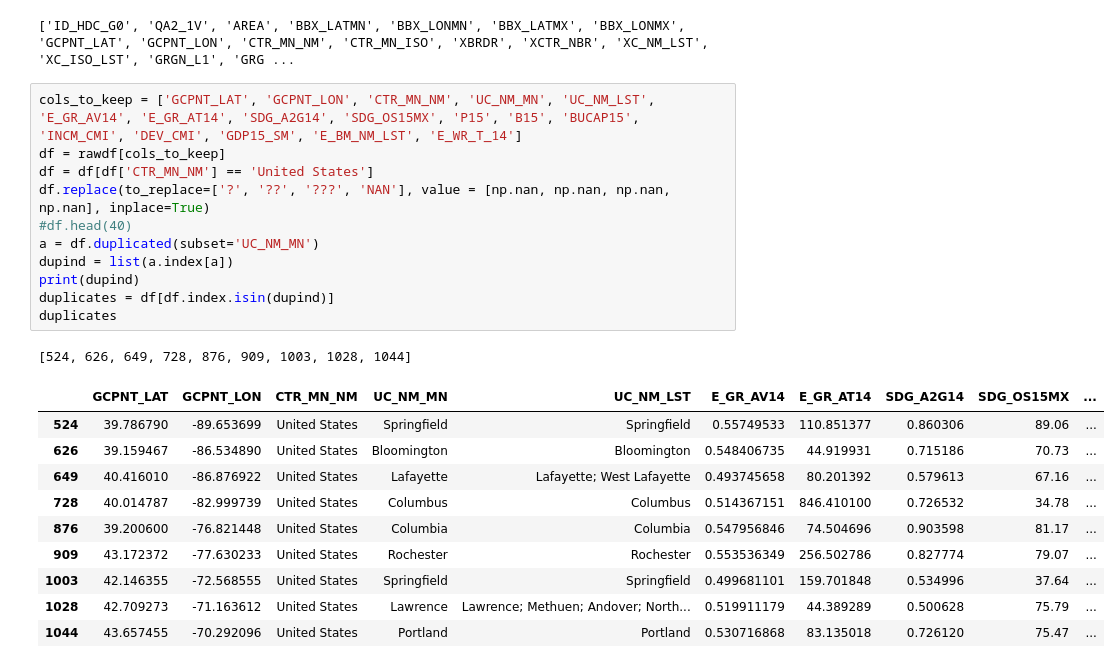
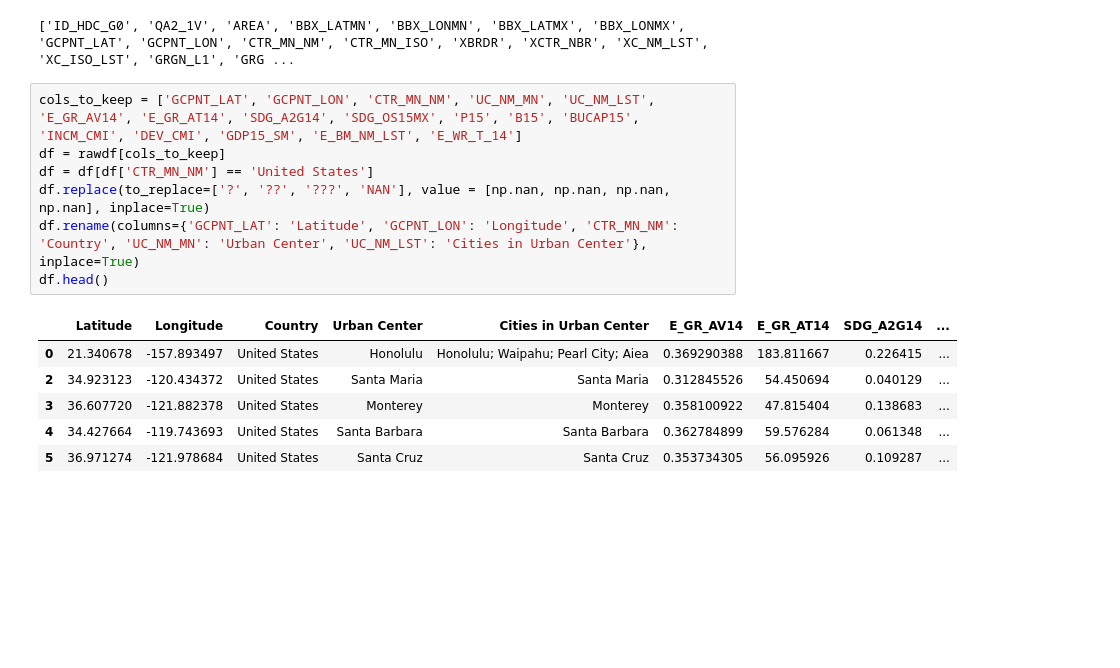
Before and after one commit to shuting2023/Natures_Rx, a Jupyter notebook: Greenspace_Data_Cleaning.ipynb, the cells around one changed output. Drawn from its saved outputs; the diff is of its cells as text; blank space fills up the shorter version.

```diff
--- a/Greenspace_Data_Cleaning.ipynb
+++ b/Greenspace_Data_Cleaning.ipynb
@@ -14,23 +14,14 @@ print(list(rawdf.columns))
 # %%
 cols_to_keep = ['GCPNT_LAT', 'GCPNT_LON', 'CTR_MN_NM', 'UC_NM_MN', 'UC_NM_LST', 'E_GR_AV14', 'E_GR_AT14', 'SDG_A2G14', 'SDG_OS15MX', 'P15', 'B15', 'BUCAP15', 'INCM_CMI', 'DEV_CMI', 'GDP15_SM', 'E_BM_NM_LST', 'E_WR_T_14']
 df = rawdf[cols_to_keep]
 df = df[df['CTR_MN_NM'] == 'United States']
 df.replace(to_replace=['?', '??', '???', 'NAN'], value = [np.nan, np.nan, np.nan, np.nan], inplace=True)
-#df.head(40)
-a = df.duplicated(subset='UC_NM_MN')
-dupind = list(a.index[a])
-print(dupind)
-duplicates = df[df.index.isin(dupind)]
-duplicates
+df.rename(columns={'GCPNT_LAT': 'Latitude', 'GCPNT_LON': 'Longitude', 'CTR_MN_NM': 'Country', 'UC_NM_MN': 'Urban Center', 'UC_NM_LST': 'Cities in Urban Center'}, inplace=True)
+df.head()
 # %% [output]
-[524, 626, 649, 728, 876, 909, 1003, 1028, 1044]
-|  | GCPNT_LAT | GCPNT_LON | CTR_MN_NM | UC_NM_MN | UC_NM_LST | E_GR_AV14 | E_GR_AT14 | SDG_A2G14 | SDG_OS15MX | ... |
-| 524 | 39.786790 | -89.653699 | United States | Springfield | Springfield | 0.55749533 | 110.851377 | 0.860306 | 89.06 | ... |
-| 626 | 39.159467 | -86.534890 | United States | Bloomington | Bloomington | 0.548406735 | 44.919931 | 0.715186 | 70.73 | ... |
-| 649 | 40.416010 | -86.876922 | United States | Lafayette | Lafayette; West Lafayette | 0.493745658 | 80.201392 | 0.579613 | 67.16 | ... |
-| 728 | 40.014787 | -82.999739 | United States | Columbus | Columbus | 0.514367151 | 846.410100 | 0.726532 | 34.78 | ... |
-| 876 | 39.200600 | -76.821448 | United States | Columbia | Columbia | 0.547956846 | 74.504696 | 0.903598 | 81.17 | ... |
-| 909 | 43.172372 | -77.630233 | United States | Rochester | Rochester | 0.553536349 | 256.502786 | 0.827774 | 79.07 | ... |
-| 1003 | 42.146355 | -72.568555 | United States | Springfield | Springfield | 0.499681101 | 159.701848 | 0.534996 | 37.64 | ... |
-| 1028 | 42.709273 | -71.163612 | United States | Lawrence | Lawrence; Methuen; Andover; North... | 0.519911179 | 44.389289 | 0.500628 | 75.79 | ... |
-| 1044 | 43.657455 | -70.292096 | United States | Portland | Portland | 0.530716868 | 83.135018 | 0.726120 | 75.47 | ... |
+|  | Latitude | Longitude | Country | Urban Center | Cities in Urban Center | E_GR_AV14 | E_GR_AT14 | SDG_A2G14 | ... |
+| 0 | 21.340678 | -157.893497 | United States | Honolulu | Honolulu; Waipahu; Pearl City; Aiea | 0.369290388 | 183.811667 | 0.226415 | ... |
+| 2 | 34.923123 | -120.434372 | United States | Santa Maria | Santa Maria | 0.312845526 | 54.450694 | 0.040129 | ... |
+| 3 | 36.607720 | -121.882378 | United States | Monterey | Monterey | 0.358100922 | 47.815404 | 0.138683 | ... |
+| 4 | 34.427664 | -119.743693 | United States | Santa Barbara | Santa Barbara | 0.362784899 | 59.576284 | 0.061348 | ... |
+| 5 | 36.971274 | -121.978684 | United States | Santa Cruz | Santa Cruz | 0.353734305 | 56.095926 | 0.109287 | ... |
```
Also changed, not shown: parts of 8 cells of this notebook, 2 other files.
